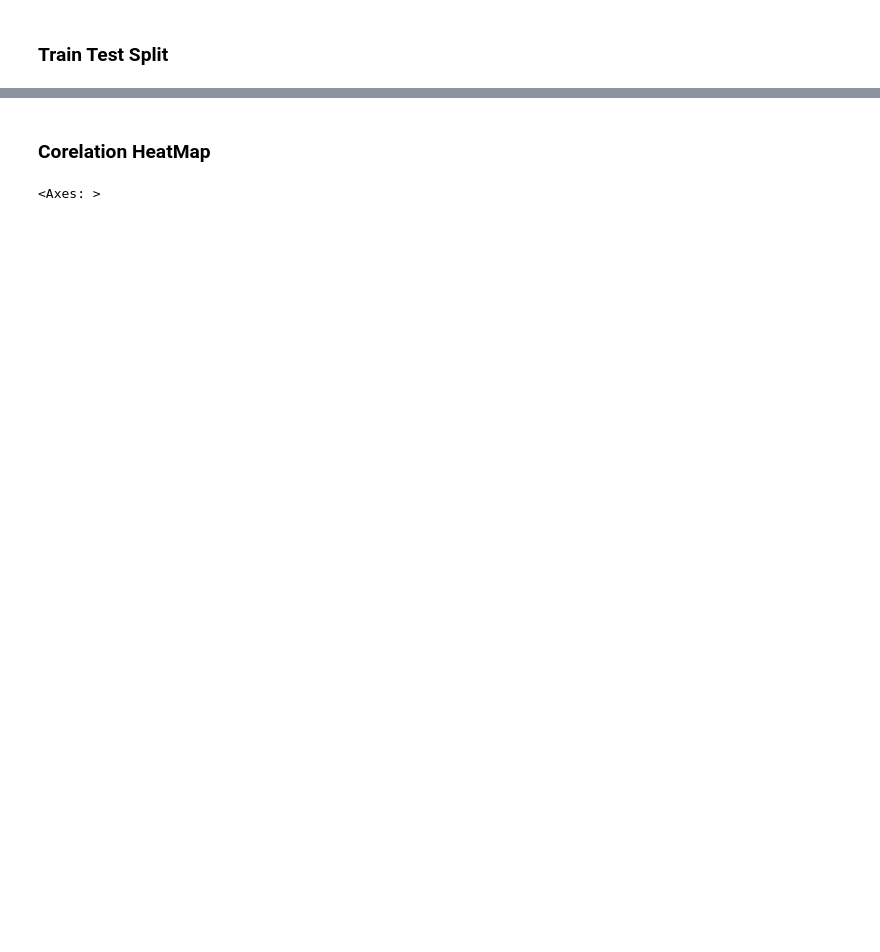
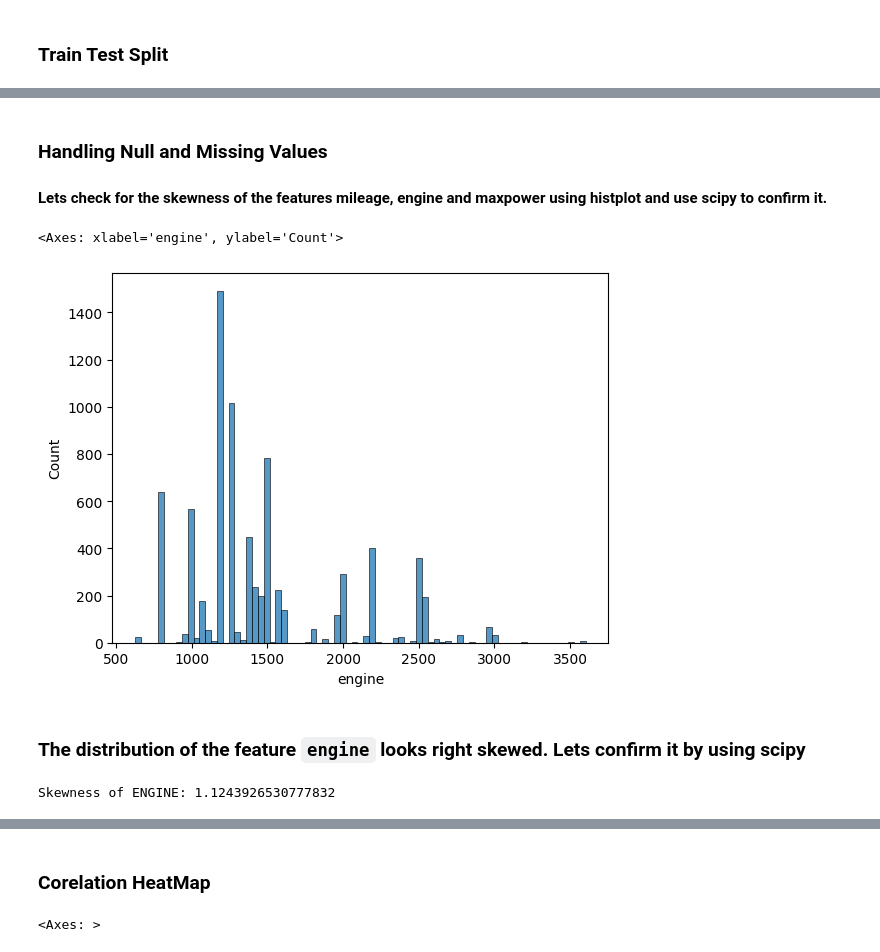
Before and after one commit to puskr99/car-price-prediction-ML, a Jupyter notebook: code/car-price-prediction.ipynb, the cells around one changed output, grey strips where cells are left out. Drawn from its saved outputs; the diff is of its cells as text; code cells hidden in the pictures; blank space fills up the shorter version.

```diff
--- a/code/car-price-prediction.ipynb
+++ b/code/car-price-prediction.ipynb
@@ -262,0 +252,18 @@ df.head()
+# %% [markdown]
+### Handling Null and Missing Values
+#### Lets check for the skewness of the features mileage, engine and maxpower using histplot and use scipy to confirm it.
+# %%
+sns.histplot(data=df, x='engine')
+# %% [output]
+<Axes: xlabel='engine', ylabel='Count'>
+[figure, added]
+# %% [markdown]
+### The distribution of the feature `engine` looks right skewed. Lets confirm it by using scipy
+# %%
+
+from scipy.stats import skew
+
+skewness = skew(df['engine'].dropna())
+print(f"Skewness of ENGINE: {skewness}")
+# %% [output]
+Skewness of ENGINE: 1.1243926530777832
```
Also changed, not shown: parts of 51 cells of this notebook, 1 other file.
